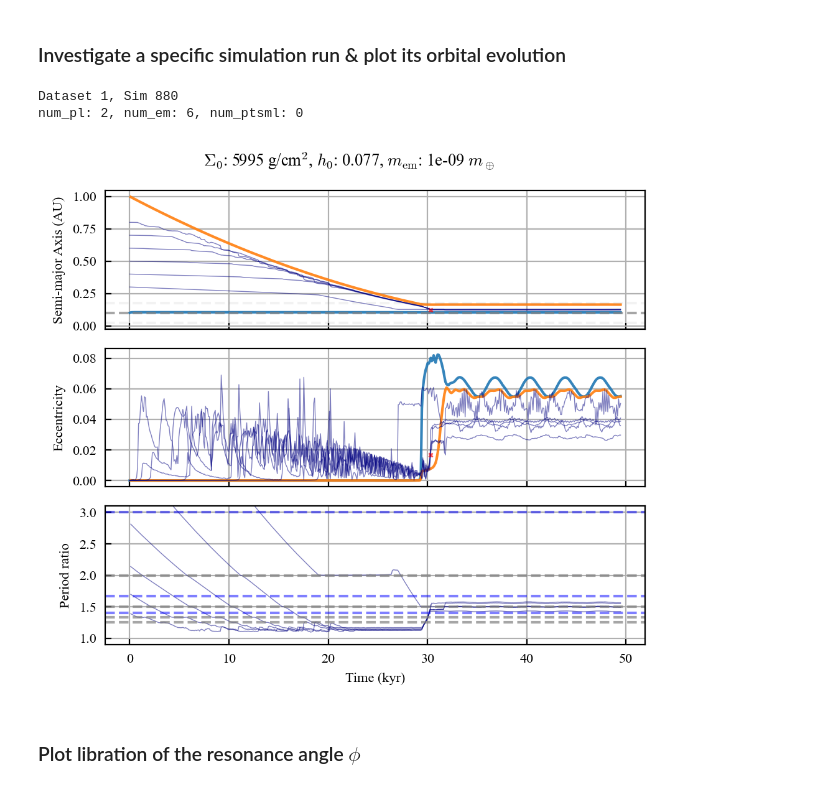
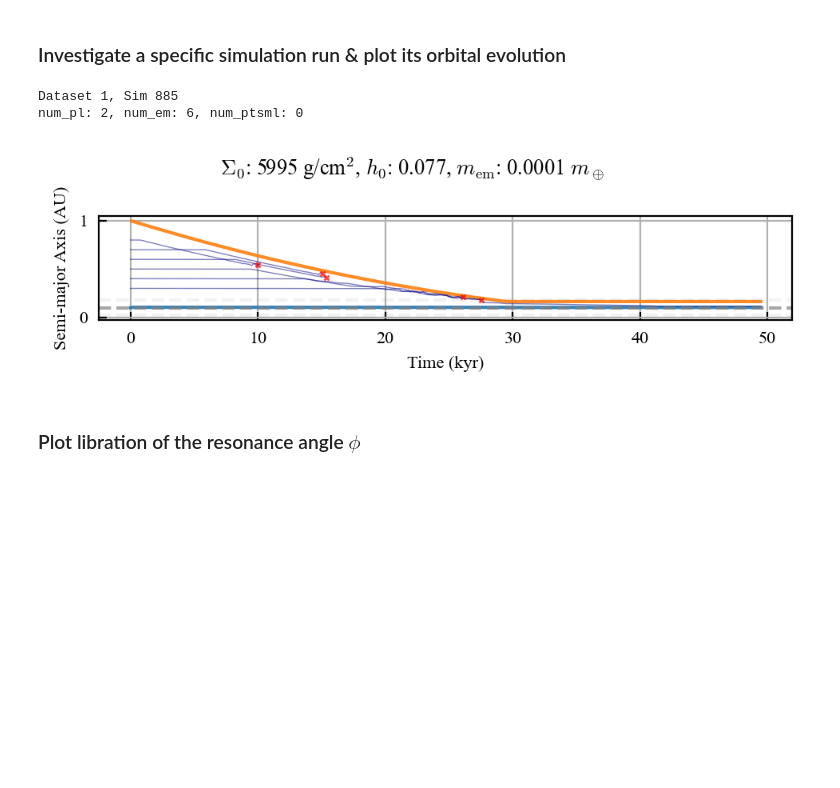
Before and after one commit to dchen10Git/uh-ifa-reu-2026, a Jupyter notebook: analyze_one_sim.ipynb, the cells around one changed output. Cells and saved outputs as stored; diff of their text form; code cells hidden in the pictures; blank space fills up the shorter version.

```diff
--- a/analyze_one_sim.ipynb
+++ b/analyze_one_sim.ipynb
@@ -38,7 +38,7 @@ r_sun = u.Rsun.to(u.AU)
 # %% [markdown]
 ### Investigate a specific simulation run & plot its orbital evolution
 # %%
-%matplotlib widget
+%matplotlib inline
 
 def plot_system(saved_sim, elements, num_pl, num_em, num_ptsml, t_units='kyr'):
     '''
@@ -78,6 +78,8 @@ def plot_system(saved_sim, elements, num_pl, num_em, num_ptsml, t_units='kyr'):
     em_style = {'c': 'navy', 'alpha': 0.5, 'lw': 0.5}
     ptsml_style = {'c': 'k', 'alpha': 0.9, 'lw': 0.2}
 
+    if not isinstance(axs, list): # if elements is one item
+        axs = [axs]
     for i, ax in enumerate(axs):
         if elements[i] == 'a':
             for i in range(num_pl):
@@ -296,37 +298,37 @@ def plot_system(saved_sim, elements, num_pl, num_em, num_ptsml, t_units='kyr'):
         plt.suptitle(f"$\Sigma_0$: {metadata['Sigma_1au']:.0f} g/cm$^2$, $h_0$: {metadata['h_1au']:.3f}")
     plt.tight_layout(); plt.show()
     # plt.savefig("Figures/orbital_evo.svg", bbox_inches="tight")
 
 dataset_id = 1
-sim_id = 880
+sim_id = 885
 
-elements = ['a', 'e', 'P_ratio_em']
+elements = ['a']
 
 for sim_id in range(sim_id, sim_id+1, 10):
 # for sim_id in inside_d:
     base_dir = Path.cwd()
     file_path = base_dir.parent / f"sim_results/dataset{dataset_id}" / f"sim{sim_id}.h5"
 
     try:
         saved_sim = reb_sims.load_simulation_run(file_path)
     except FileNotFoundError:
         print(f"Sim {sim_id} not found")
         continue
 
     sim_data, metadata = saved_sim
     m_star = metadata['m_star']
     rock_names = list(sim_data.keys())
     rocks = {p: sim_data[p] for p in rock_names}
     num_pl, num_em, num_ptsml = metadata['num_pl'], metadata['num_em'], metadata['num_ptsml']
 
     print(f"Dataset {dataset_id}, Sim {sim_id}")
     print(f"num_pl: {metadata['num_pl']}, num_em: {metadata['num_em']}, num_ptsml: {metadata['num_ptsml']}")
     # plot_system(saved_sim, ['a', 'e', 'P_ratio', 'tau_a'], num_pl, num_em, num_ptsml)
     plot_system(saved_sim, elements, num_pl, num_em, num_ptsml)
 # %% [output]
-Dataset 1, Sim 880
+Dataset 1, Sim 885
 num_pl: 2, num_em: 6, num_ptsml: 0
-[figure, old version]
+[figure, new version]
 # %% [markdown]
 ### Plot libration of the resonance angle $\phi$
 # %%
```
Also changed, not shown: parts of 2 cells of this notebook, 4 other files.
